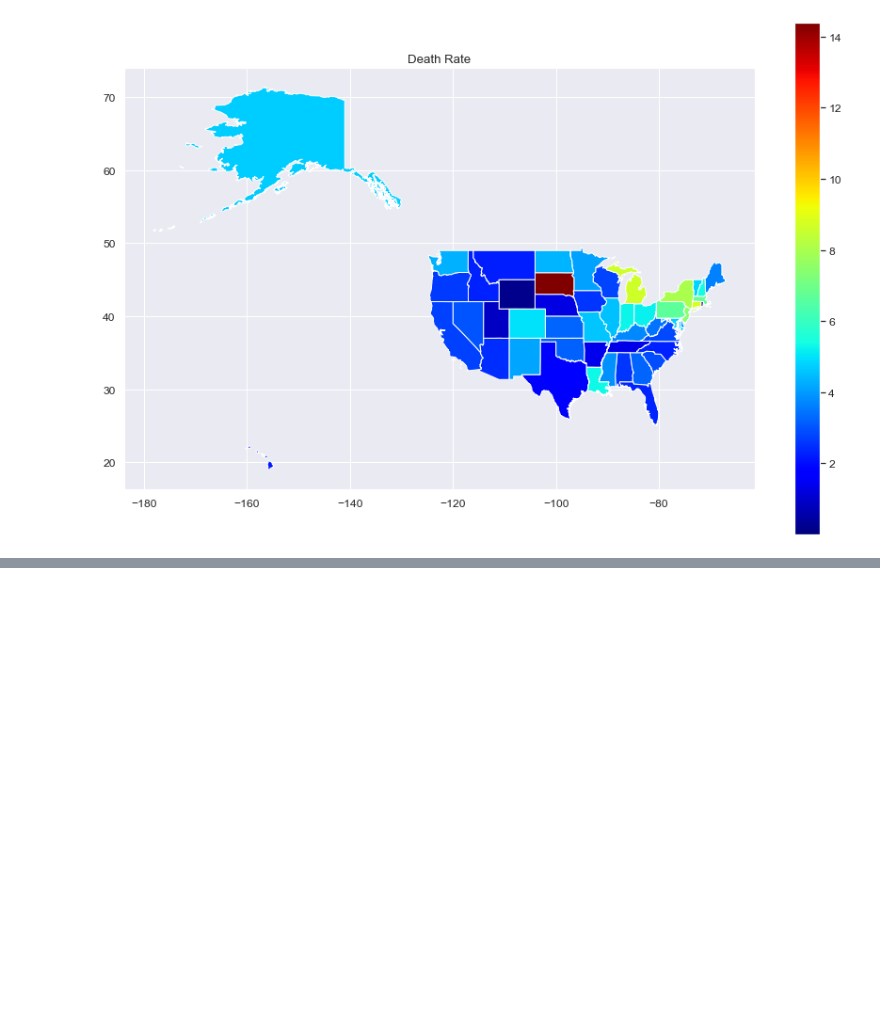
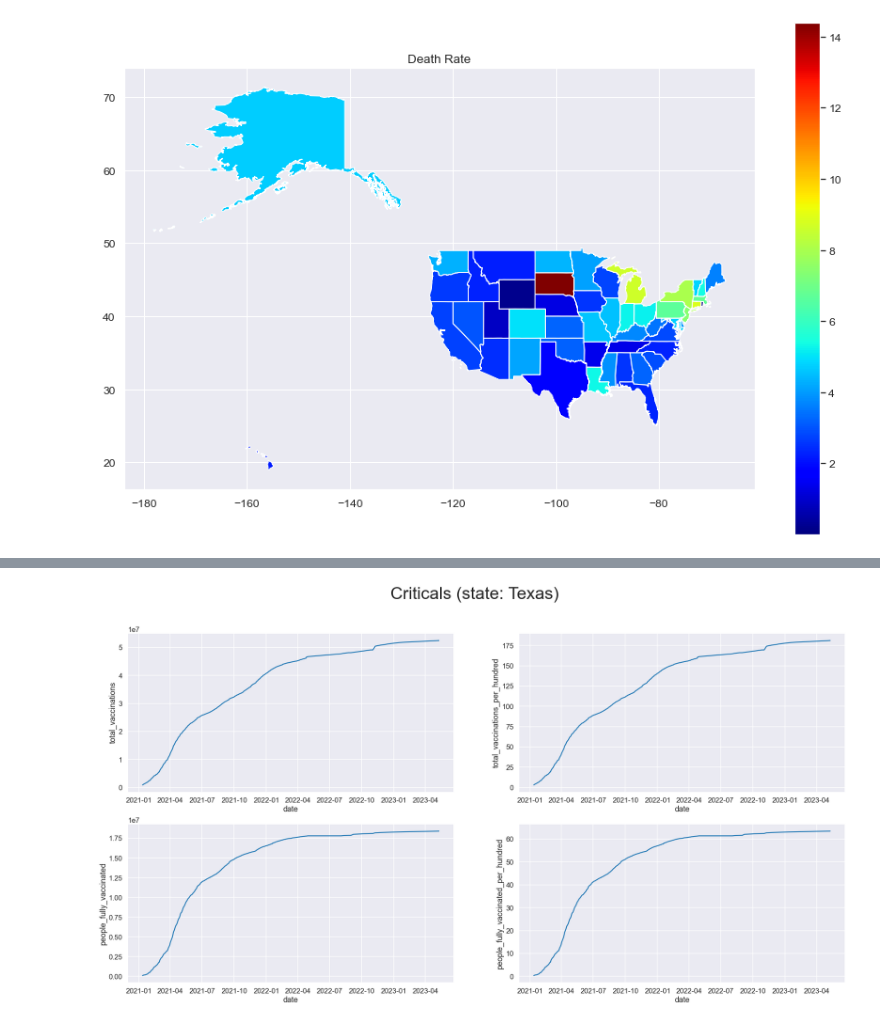
Before and after one commit to Mohammad8921/Corona-EDA, a Jupyter notebook: US-EDA.ipynb, the cells around one changed output, grey strips where cells are left out. Cells and saved outputs as stored; diff of their text form; code cells hidden in the pictures; blank space fills up the shorter version.

```diff
--- a/US-EDA.ipynb
+++ b/US-EDA.ipynb
@@ -162,0 +234,4 @@ analyzer.plotDeathRateMap()
+# %%
+vaccine_analyzer.plotCriticalMeasures(state='Texas')
+# %% [output]
+[figure, added]
```
Also changed, not shown: parts of 8 cells of this notebook.
